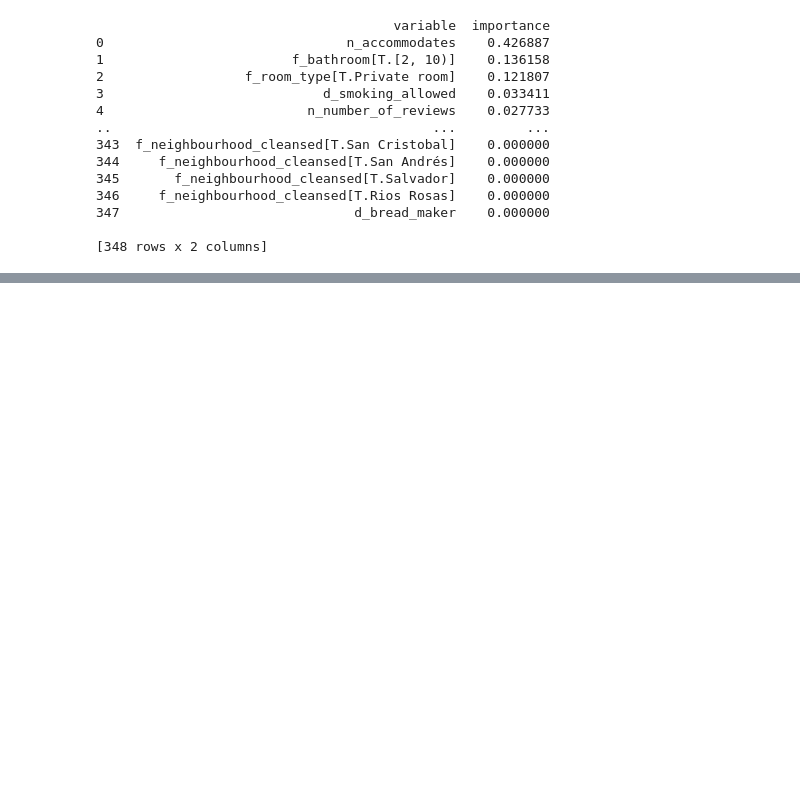
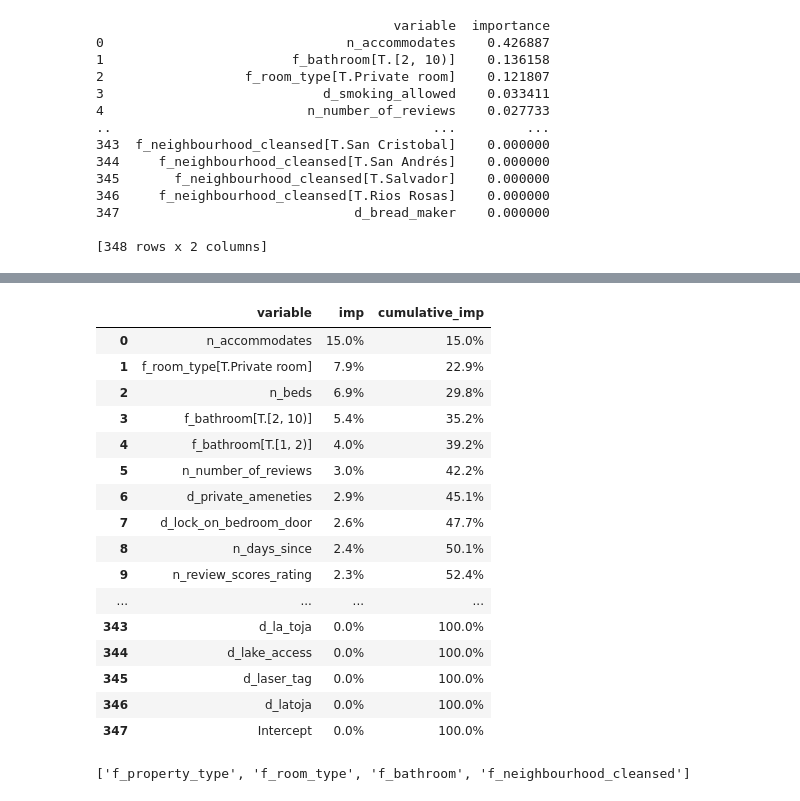
Before and after one commit to ghadena/DA3, a Jupyter notebook: assignment_1/asssignment.ipynb, the cells around one changed output, grey strips where cells are left out. Cells and saved outputs as stored; diff of their text form; code cells hidden in the pictures; blank space fills up the shorter version.

```diff
--- a/assignment_1/asssignment.ipynb
+++ b/assignment_1/asssignment.ipynb
@@ -623,0 +639,2 @@ print(df_cart4_var_imp)
+# %%
+y, X = dmatrices("price ~ " + " + ".join(predictors_2), data_train)
@@ -623,0 +674,10 @@ print(df_cart4_var_imp)
+# %%
+rfr = RandomForestRegressor(random_state = 20250224)
+tune_grid = {"max_features": [5, 10, 20, 25, 30], "min_samples_leaf": [5, 10, 15]}
+rf_random = GridSearchCV(
+    estimator = rfr,
+    param_grid = tune_grid,
+    cv = 5,
+    scoring = "neg_root_mean_squared_error",
+    verbose = 3,
+)
@@ -623,0 +790,32 @@ print(df_cart4_var_imp)
+# %%
+df_var_imp = pd.DataFrame(
+    rf_model.best_estimator_.feature_importances_,
+    X.design_info.column_names)\
+    .reset_index()\
+    .rename({"index": "variable", 0: "imp"}, axis=1)\
+    .sort_values(by=["imp"], ascending=False)\
+    .reset_index(drop = True)
+
+df_var_imp['cumulative_imp'] = df_var_imp['imp'].cumsum()
+# %%
+df_var_imp.style.format({
+    'imp': lambda x: f'{x:,.1%}',
+    'cumulative_imp': lambda x: f'{x:,.1%}'})
+# %% [output]
+|  | variable | imp | cumulative_imp |
+| 0 | n_accommodates | 15.0% | 15.0% |
+| 1 | f_room_type[T.Private room] | 7.9% | 22.9% |
+| 2 | n_beds | 6.9% | 29.8% |
+| 3 | f_bathroom[T.[2, 10)] | 5.4% | 35.2% |
+| 4 | f_bathroom[T.[1, 2)] | 4.0% | 39.2% |
+| 5 | n_number_of_reviews | 3.0% | 42.2% |
+| 6 | d_private_ameneties | 2.9% | 45.1% |
+| 7 | d_lock_on_bedroom_door | 2.6% | 47.7% |
+| 8 | n_days_since | 2.4% | 50.1% |
+| 9 | n_review_scores_rating | 2.3% | 52.4% |
+| ... | ... | ... | ... |
+| 343 | d_la_toja | 0.0% | 100.0% |
+| 344 | d_lake_access | 0.0% | 100.0% |
+| 345 | d_laser_tag | 0.0% | 100.0% |
+| 346 | d_latoja | 0.0% | 100.0% |
+| 347 | Intercept | 0.0% | 100.0% |
@@ -623,0 +825,4 @@ print(df_cart4_var_imp)
+# %%
+categorical_columns
+# %% [output]
+['f_property_type', 'f_room_type', 'f_bathroom', 'f_neighbourhood_cleansed']
```
Also changed, not shown: parts of 54 cells of this notebook.
